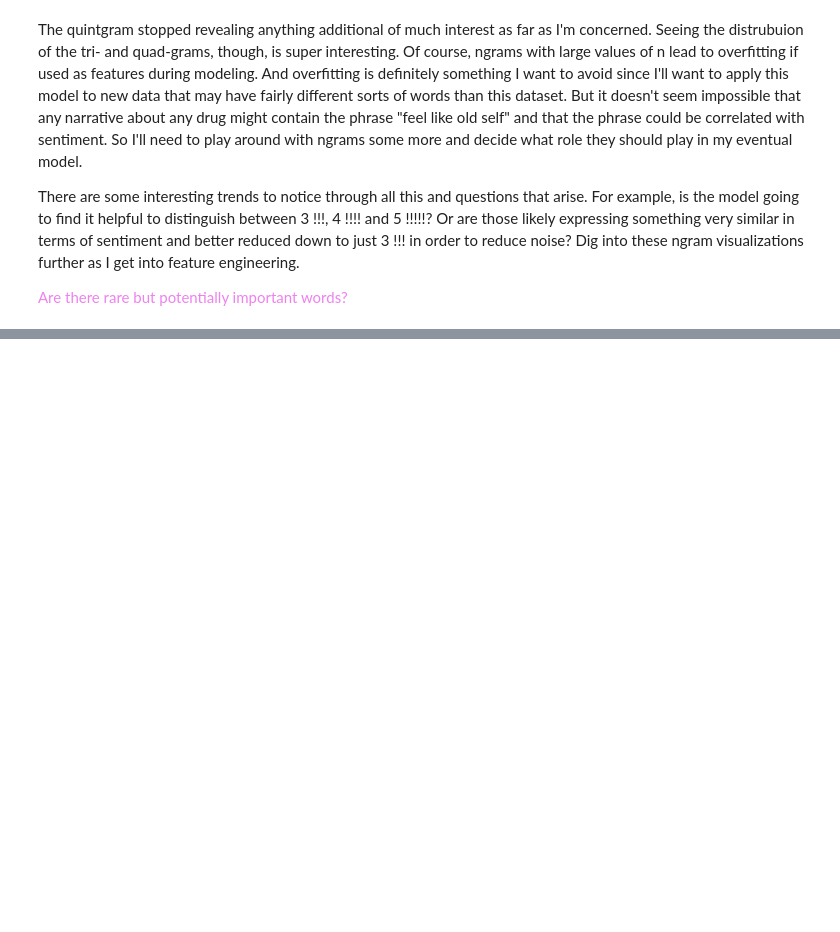
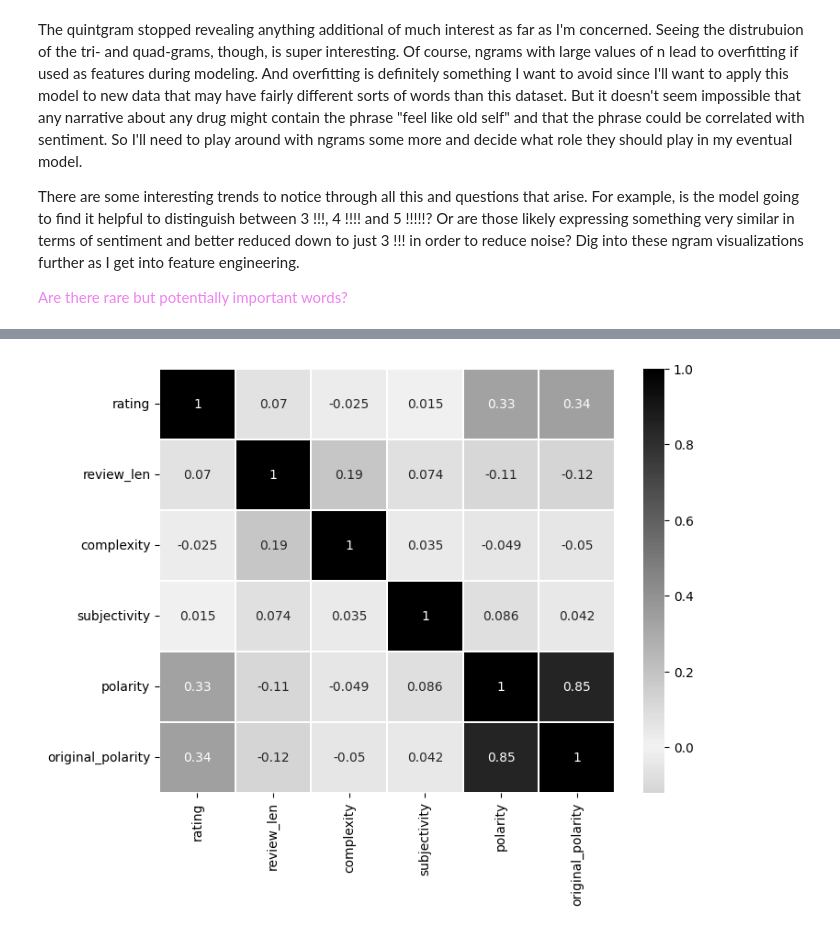
Before and after one commit to fractaldatalearning/psychedelic_efficacy, a Jupyter notebook: notebooks/5-kl-studies-lang-eda-preprocess.ipynb, the cells around one changed output, grey strips where cells are left out. Cells and saved outputs as stored; diff of their text form; code cells hidden in the pictures; blank space fills up the shorter version.

```diff
--- a/notebooks/5-kl-studies-lang-eda-preprocess.ipynb
+++ b/notebooks/5-kl-studies-lang-eda-preprocess.ipynb
@@ -228,0 +553,7 @@ I used these resources as references for some of the code in this notebook and w
+# %%
+# drop columns drug2:15; these each have less than 1% of values present
+# Also drop the lemm_len column and just keep the review_len column.
+
+df = df.drop(columns=['drug2', 'drug3', 'drug4', 'drug5', 'drug6', 'drug7', 'drug8', 'drug9',
+                      'drug10', 'drug11', 'drug12', 'drug13', 'drug14', 'drug15', 'lemm_len'])
+df.info()
@@ -228,0 +578,9 @@ I used these resources as references for some of the code in this notebook and w
+# %%
+# Visualize correlations between numeric variables.
+plt.figure(figsize=(8,6))
+cmap = sns.diverging_palette(h_neg=0, h_pos=0, s=0, l=0, as_cmap=True)
+sns.heatmap(df[['rating', 'review_len', 'complexity', 'subjectivity', 'polarity',
+                'original_polarity']].corr(), linewidths=.1, cmap=cmap, center=0.0, annot=True)
+plt.yticks(rotation=0);
+# %% [output]
+[figure, added]
```
Also changed, not shown: parts of 46 cells of this notebook, 2 other files.
